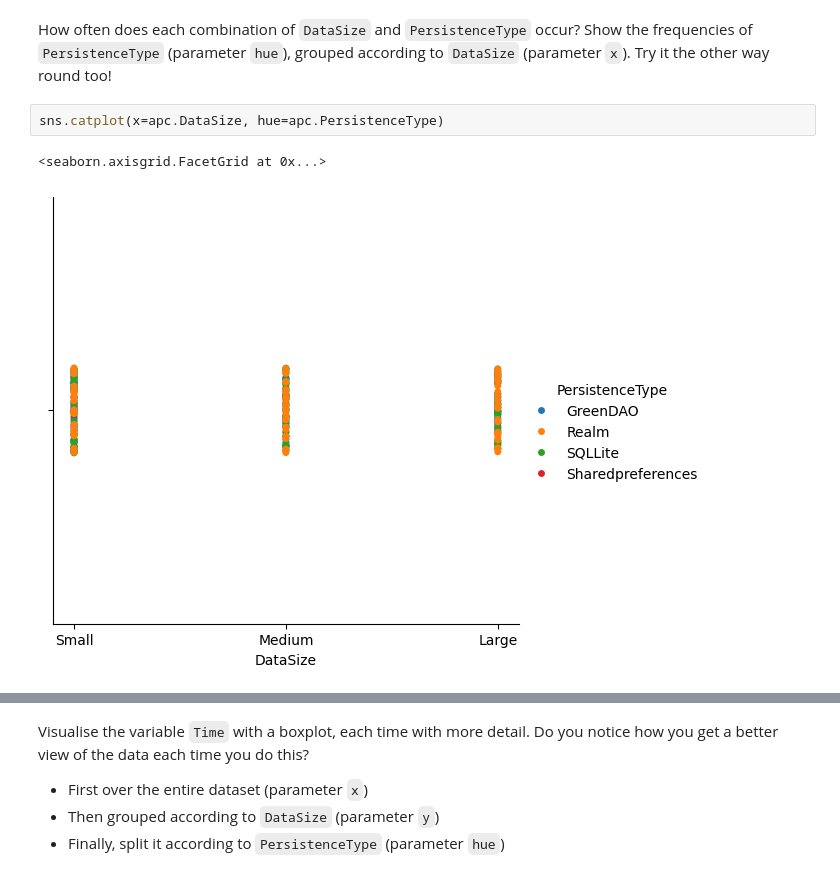
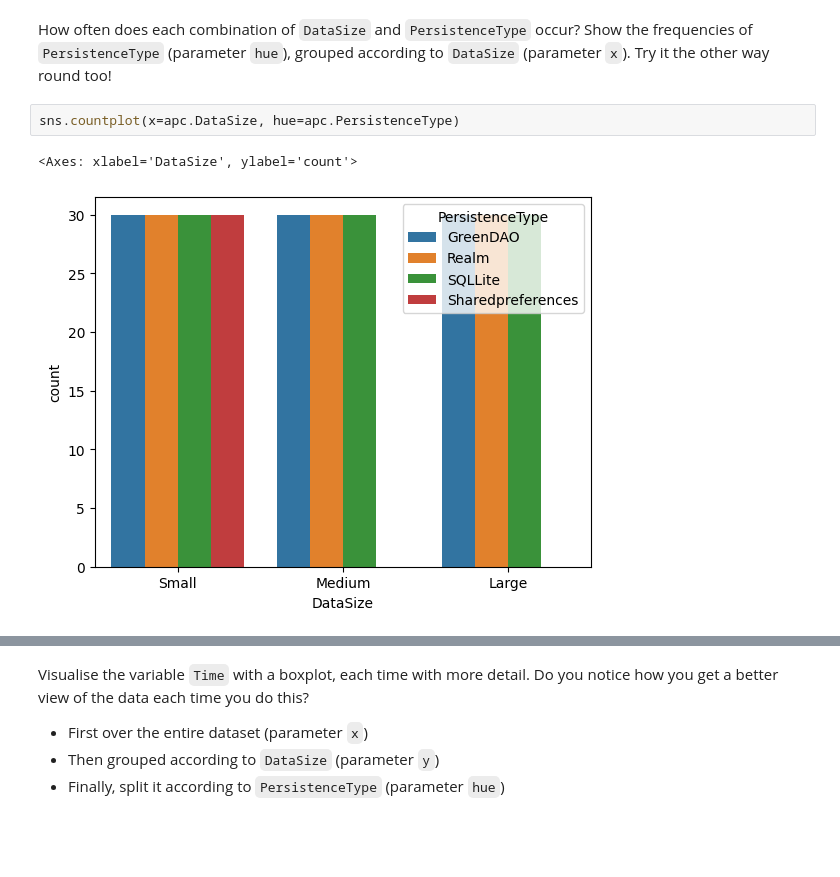
Before and after one commit to nealjoos/dsai-labs, a Jupyter notebook: 2-analysis-1-var/lab-2.06-android-persistence.ipynb, the cells around one changed output, grey strips where cells are left out. Cells and saved outputs as stored; diff of their text form; blank space fills up the shorter version.

```diff
--- a/2-analysis-1-var/lab-2.06-android-persistence.ipynb
+++ b/2-analysis-1-var/lab-2.06-android-persistence.ipynb
@@ -50,8 +52,8 @@ sns.barplot(apc.PersistenceType)
 # %% [markdown]
 How often does each combination of `DataSize` and `PersistenceType` occur? Show the frequencies of `PersistenceType` (parameter `hue`), grouped according to `DataSize` (parameter `x`). Try it the other way round too!
 # %%
-sns.catplot(x=apc.DataSize, hue=apc.PersistenceType)
+sns.countplot(x=apc.DataSize, hue=apc.PersistenceType)
 # %% [output]
-<seaborn.axisgrid.FacetGrid at 0x...>
+<Axes: xlabel='DataSize', ylabel='count'>
-[figure, old version]
+[figure, new version]
 # %%
```
Also changed, not shown: parts of 4 cells of this notebook, 1 other file.
